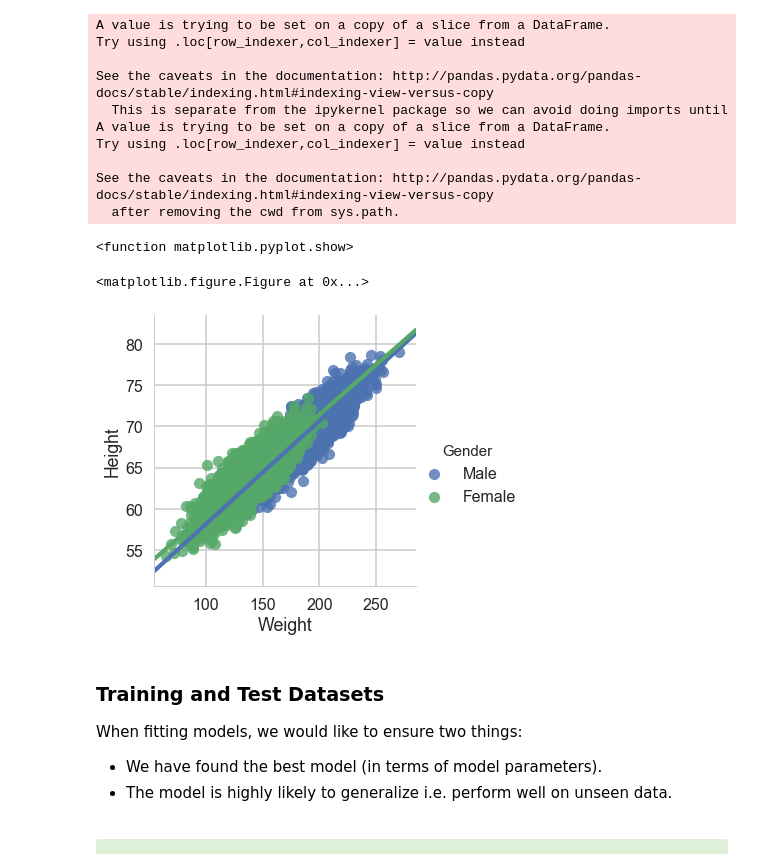
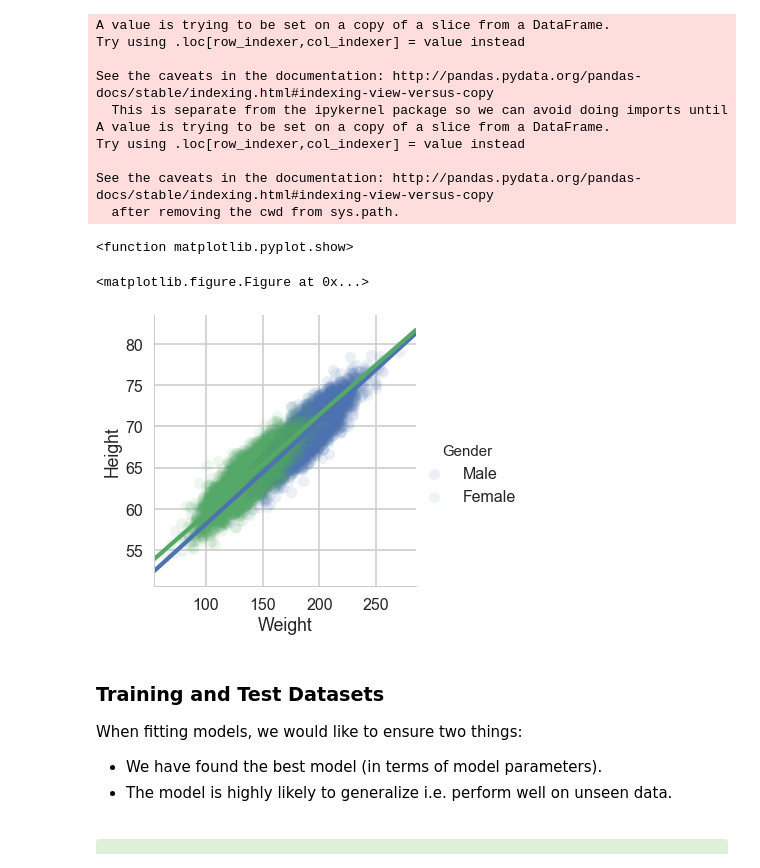
Before and after one commit to kcalab92/Springboard-DataScience, a Jupyter notebook: logistic_regression 2/Mini_Project_Logistic_Regression.ipynb, the cells around one changed output. Saved outputs shown, nothing was run; the diff lists cells and outputs as text; code cells hidden in the pictures.

```diff
--- a/logistic_regression 2/Mini_Project_Logistic_Regression.ipynb
+++ b/logistic_regression 2/Mini_Project_Logistic_Regression.ipynb
@@ -163,12 +163,12 @@ See the caveats in the documentation: http://pandas.pydata.org/pandas-docs/stabl
   after removing the cwd from sys.path.
 # %%
 plt.gcf().clear()
-sns.lmplot(x='Weight', y='Height', data=new, hue="Gender")
+sns.lmplot(x='Weight', y='Height', data=new, hue="Gender", scatter_kws={'alpha':0.1})
 plt.show
 # %% [output]
 <function matplotlib.pyplot.show>
 <matplotlib.figure.Figure at 0x...>
-[figure, old version]
+[figure, new version]
 # %% [markdown]
 ### Training and Test Datasets
 
```
Also changed, not shown: parts of 6 cells of this notebook, 1 other file.
